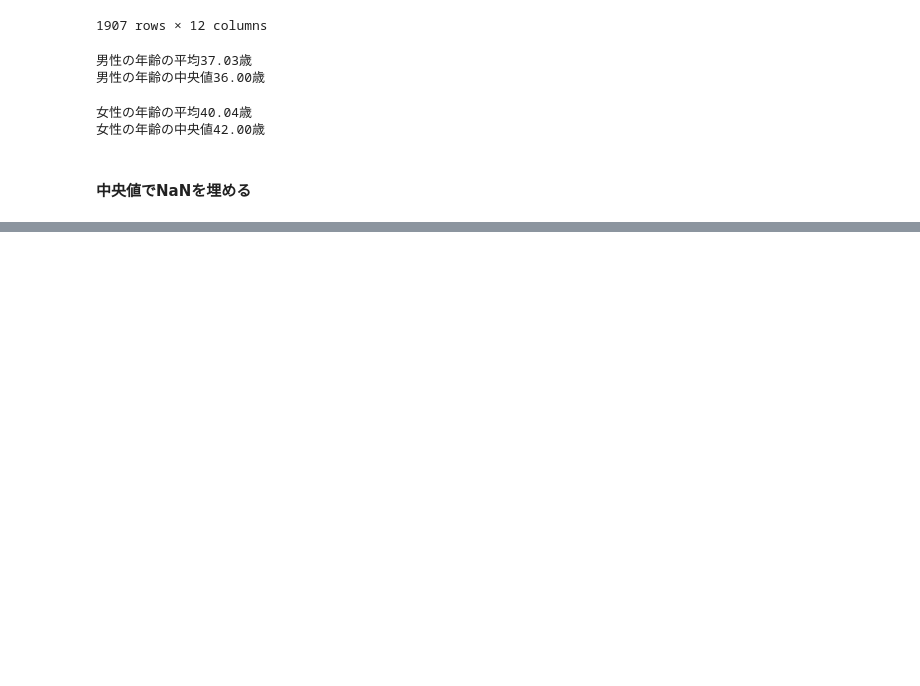
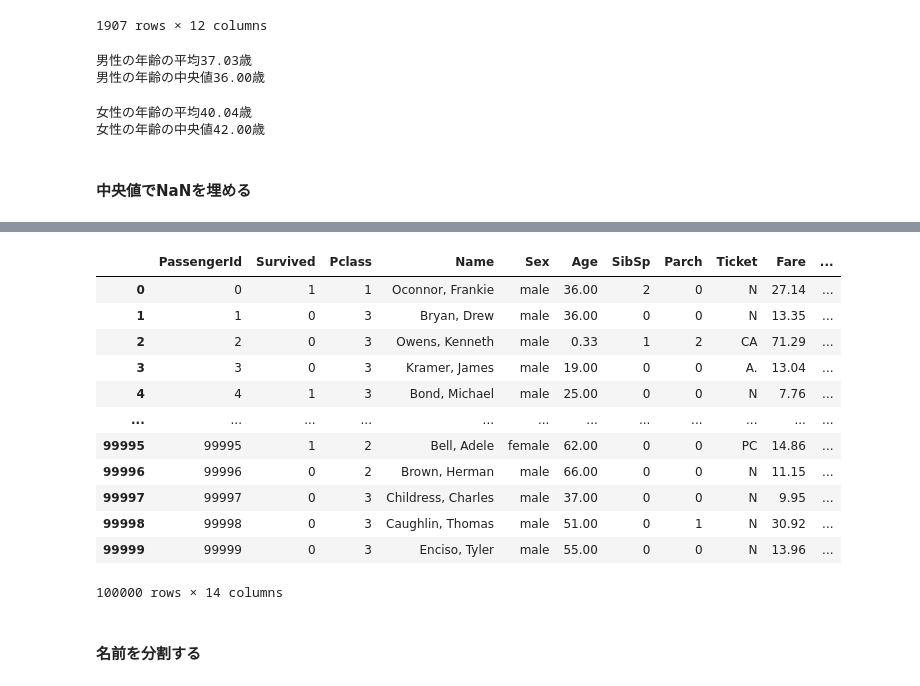
Before and after one commit to gonzou122/Tabular-Playground-Series---April-2021, a Jupyter notebook: code/EDA.ipynb, the cells around one changed output, grey strips where cells are left out. Cells and saved outputs as stored; diff of their text form; code cells hidden in the pictures; blank space fills up the shorter version.

```diff
--- a/code/EDA.ipynb
+++ b/code/EDA.ipynb
@@ -684,0 +768,8 @@ df_train
+# %%
+# チケットを空白で分割して文字の部分だけ抽出する関数
+# strで分割した文字列はリスト型となりlenを用いることでリストの内容の要素数がわかる
+# 要素数が１以上　＝　文字列　+　チケット番号であり[0]で文字列だけ抽出する
+def str_split(x):
+    if len(str(x).split()) > 1:
+        return str(x).split()[0]
+    else: return 'N'
@@ -684,0 +791,21 @@ df_train
+# %%
+# mapはpandasのSeriesに関数を適用する
+df_train['Ticket'] = df_train['Ticket'].map(str_split)
+# %%
+df_train
+# %% [output]
+|  | PassengerId | Survived | Pclass | Name | Sex | Age | SibSp | Parch | Ticket | Fare | ... |
+| 0 | 0 | 1 | 1 | Oconnor, Frankie | male | 36.00 | 2 | 0 | N | 27.14 | ... |
+| 1 | 1 | 0 | 3 | Bryan, Drew | male | 36.00 | 0 | 0 | N | 13.35 | ... |
+| 2 | 2 | 0 | 3 | Owens, Kenneth | male | 0.33 | 1 | 2 | CA | 71.29 | ... |
+| 3 | 3 | 0 | 3 | Kramer, James | male | 19.00 | 0 | 0 | A. | 13.04 | ... |
+| 4 | 4 | 1 | 3 | Bond, Michael | male | 25.00 | 0 | 0 | N | 7.76 | ... |
+| ... | ... | ... | ... | ... | ... | ... | ... | ... | ... | ... | ... |
+| 99995 | 99995 | 1 | 2 | Bell, Adele | female | 62.00 | 0 | 0 | PC | 14.86 | ... |
+| 99996 | 99996 | 0 | 2 | Brown, Herman | male | 66.00 | 0 | 0 | N | 11.15 | ... |
+| 99997 | 99997 | 0 | 3 | Childress, Charles | male | 37.00 | 0 | 0 | N | 9.95 | ... |
+| 99998 | 99998 | 0 | 3 | Caughlin, Thomas | male | 51.00 | 0 | 1 | N | 30.92 | ... |
+| 99999 | 99999 | 0 | 3 | Enciso, Tyler | male | 55.00 | 0 | 0 | N | 13.96 | ... |
+100000 rows × 14 columns
+# %% [markdown]
+#### 名前を分割する
```
Also changed, not shown: parts of 37 cells of this notebook.
